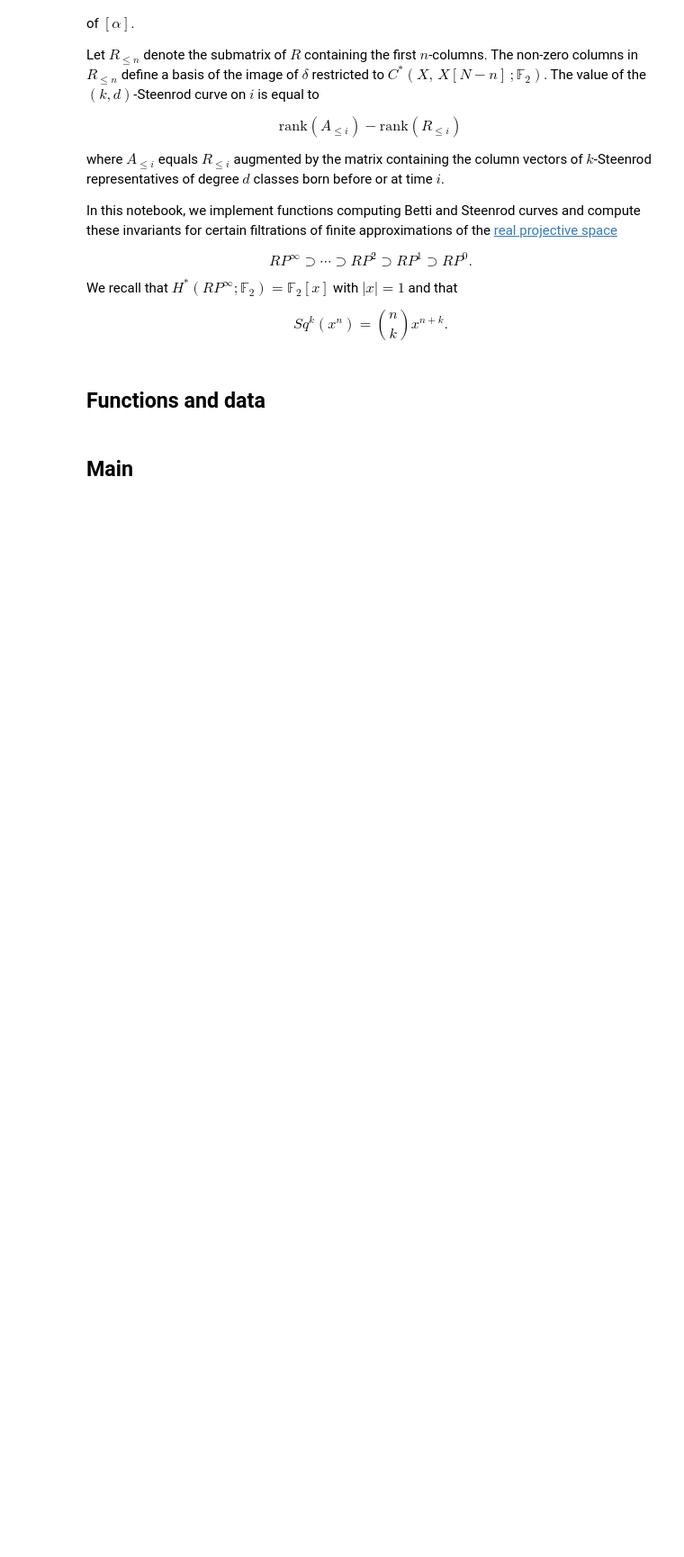
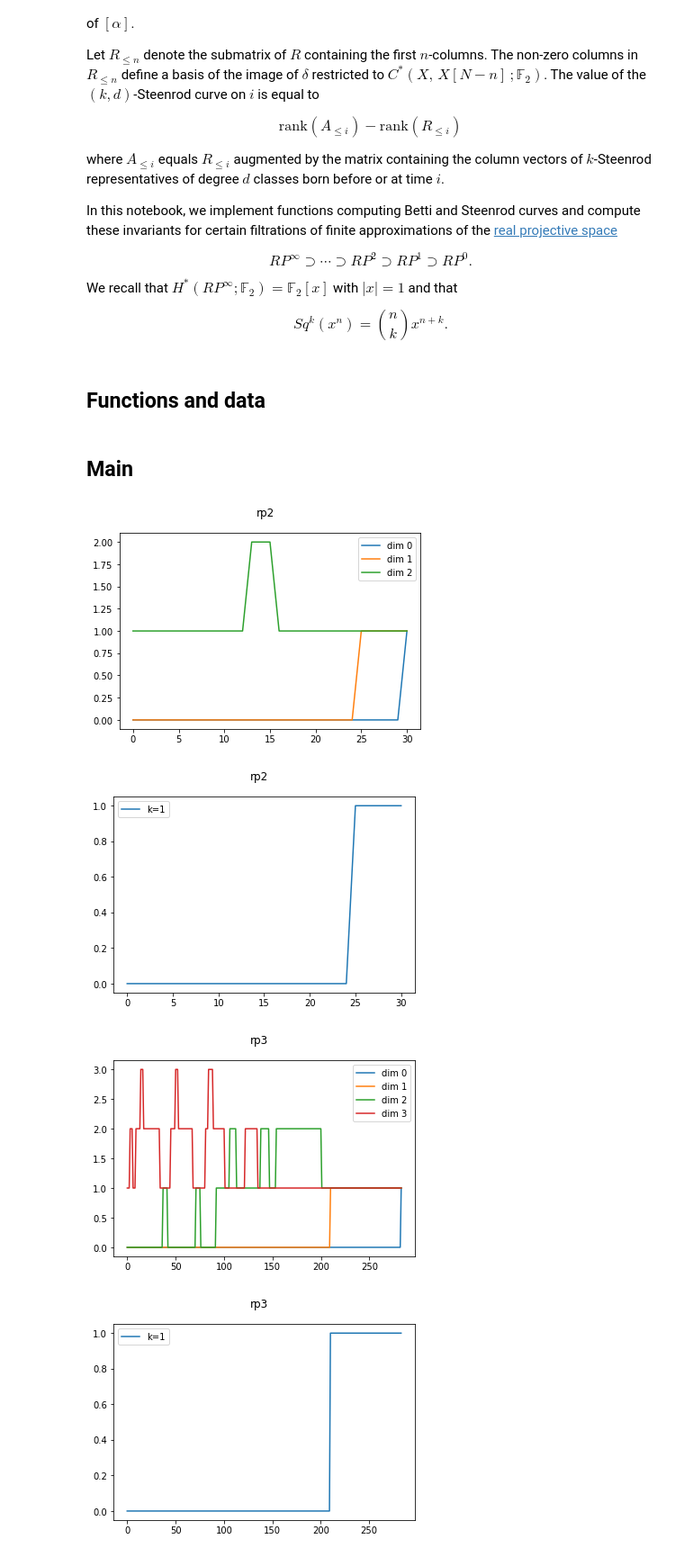
Before and after one commit to Steenroder/steenroder, a Jupyter notebook: steenroder.ipynb, the cells around one changed output. Shown: that part at 90% size. Saved outputs shown, nothing was run; the diff lists cells and outputs as text; code cells hidden in the pictures; blank space fills up the shorter version.

```diff
--- a/steenroder.ipynb
+++ b/steenroder.ipynb
@@ -71,32 +71,37 @@ import matplotlib.pyplot as plt
 
 k = 1
 
-for name in names[:2]:
+for name in names[:7]:
     filtration = pkl.load(open("data/"+name+".pkl", "rb"))
 
     coboundary = get_coboundary(filtration)
     reduced, triangular = get_reduced_triangular(coboundary)
 
     barcode = get_barcode(reduced, filtration)
     coho_reps = get_coho_reps(barcode, reduced, triangular, filtration)
     steenrod_reps = get_steenrod_reps(k, coho_reps, filtration)
 
     betti_curves = get_betti_curves(barcode, filtration)
     steenrod_curve = get_steenrod_curve(barcode, steenrod_reps, filtration, reduced)
 
 
     # plotting
     for key, betti_curve in betti_curves.items():
         plot = plt.plot(range(len(filtration)), betti_curve, label=f'dim {key}')
         plt.legend()
 
     plt.legend()
     plt.suptitle(name)
     plt.show()
 
     plot = plt.plot(range(len(filtration)),
                     steenrod_curve,
                     label=f'k={k}')
     plt.legend()
     plt.suptitle(name)
     plt.show()
+# %% [output]
+[figure, added]
+[figure, added]
+[figure, added]
+[figure, added]
```
Also changed, not shown: parts of 1 cell of this notebook, 6 other files.
